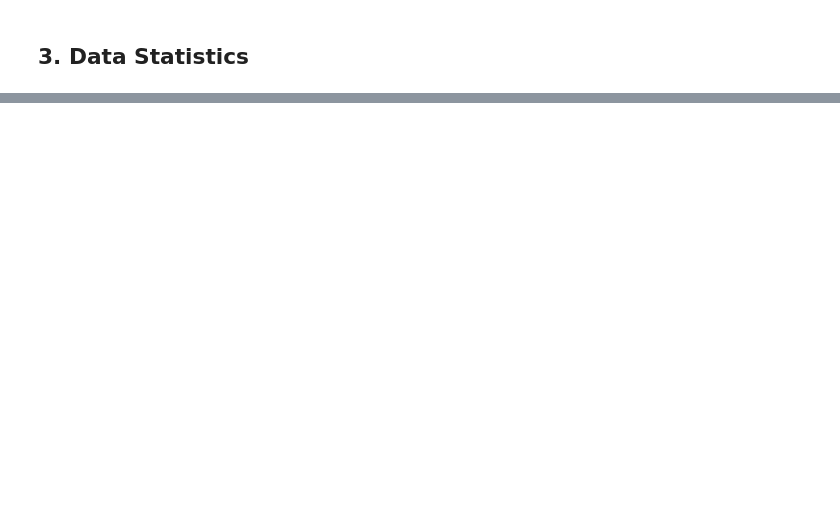
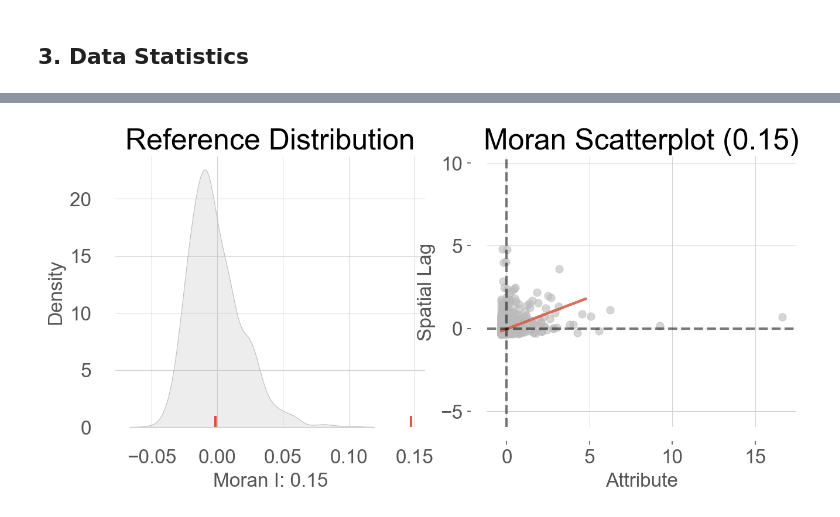
Before and after one commit to caiocasagrande/dengue_analysis, a Jupyter notebook: notebooks/dengue_analysis_MU_BR.ipynb, the cells around one changed output, grey strips where cells are left out. Drawn from its saved outputs; the diff is of its cells as text; code cells hidden in the pictures; blank space fills up the shorter version.

```diff
--- a/notebooks/dengue_analysis_MU_BR.ipynb
+++ b/notebooks/dengue_analysis_MU_BR.ipynb
@@ -348,0 +352,14 @@ plt.show()
+# %%
+casos_2023 = df_casos[df_casos['ano'] == 2023].casos.values
+# %%
+# Creating a spatial weights matrix using the Queen contiguity criterion
+w = Queen.from_dataframe(gdf, use_index=False)
+
+# Row-standardization
+w.transform = 'r'
+
+# Calculating the Moran's I statistic
+moran = Moran(casos_2023, w)
+
+# Printing the I statistic
+moran.I
@@ -348,0 +374,6 @@ plt.show()
+# %%
+# Global Moran's I Distribution and Scatterplot
+plot_moran(moran, zstandard=True, figsize=(10,4))
+plt.show()
+# %% [output]
+[figure, added]
```
Also changed, not shown: parts of 14 cells of this notebook.
